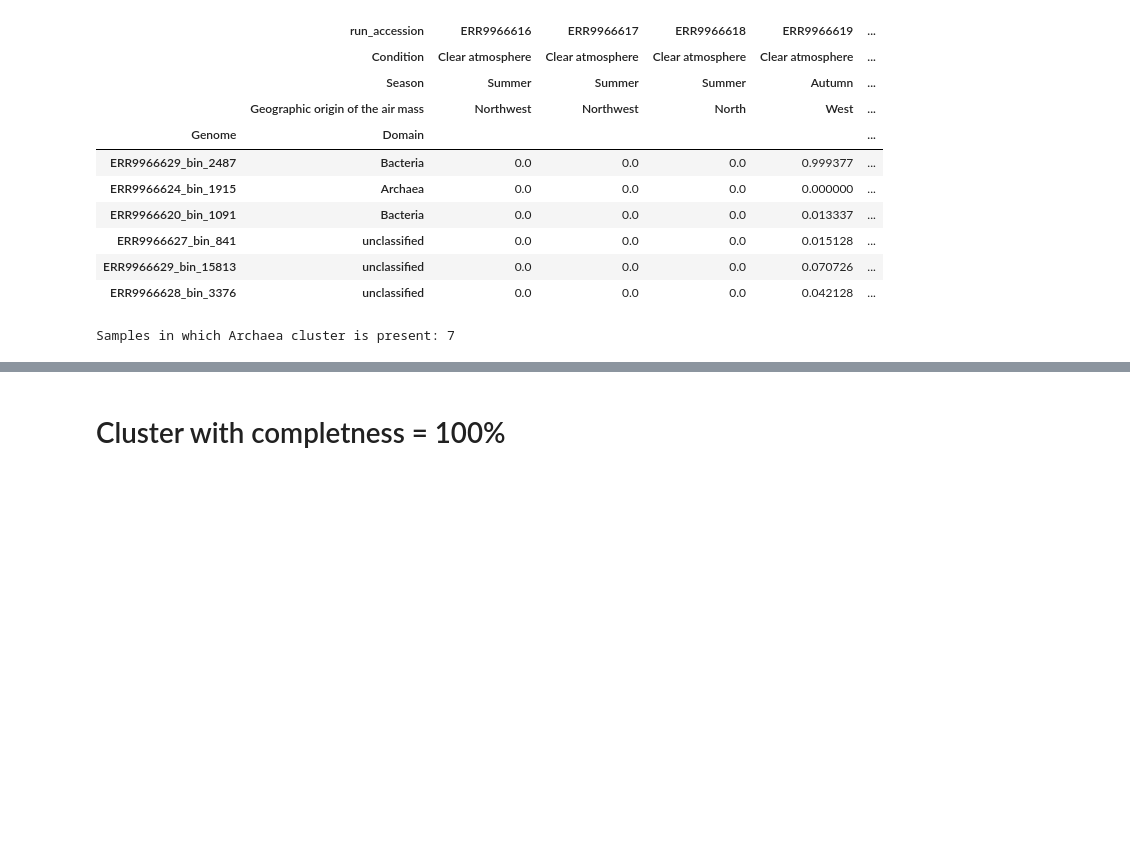
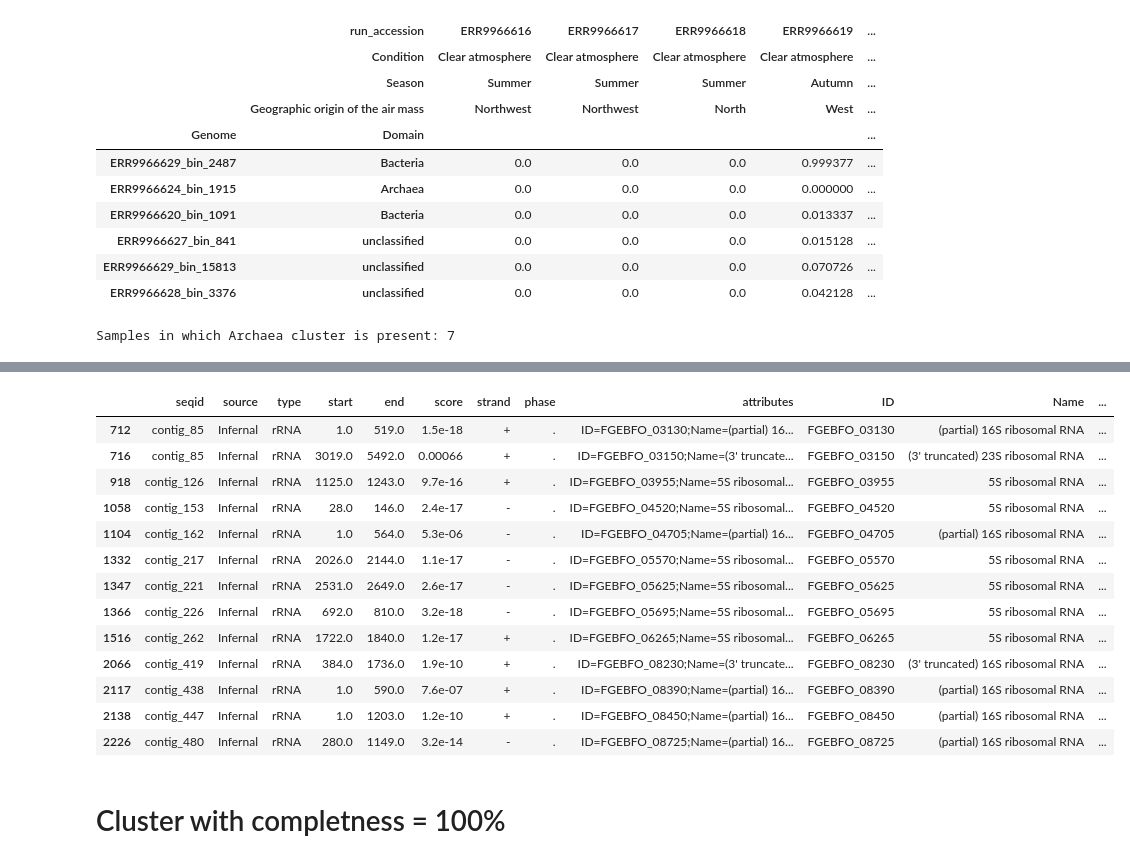
Before and after one commit to usegalaxy-eu/FAIRyMAGs, a Jupyter notebook: bin/use-case-aeromicrobiome-exploration.ipynb, the cells around one changed output, grey strips where cells are left out. Cells and saved outputs as stored; diff of their text form; code cells hidden in the pictures; blank space fills up the shorter version.

```diff
--- a/bin/use-case-aeromicrobiome-exploration.ipynb
+++ b/bin/use-case-aeromicrobiome-exploration.ipynb
@@ -692,8 +692,8 @@ Max_Contig_Length: 47497.67 ± 15206.41, Median: 46581.00, IQR: 38500.75-54321.5
 # %% [markdown]
 # Unclassified cluster
 # %%
-unclassified_mq_df = mq_df.query("Phylum == 'unclassified'").iloc[:, np.r_[0:1,7:24]]
-unclassified_mq_df
+unclassified_mq_df = mq_df.query("Phylum == 'unclassified'")
+unclassified_mq_df.iloc[:, np.r_[0:1,7:24]]
 # %% [output]
 |  | Domain | Cluster members | Completeness | Contamination | # N's per 100 kbp | # contigs | ... |
 | MAG |  |  |  |  |  |  | ... |
@@ -739,0 +756,3 @@ Samples in which Archaea cluster is present: 7
+# %%
+unclassified_mq_bakta_annot = get_bakta_annot_df(unclassified_mq_df)
+unclassified_mq_bakta_annot
@@ -739,0 +800,3 @@ Samples in which Archaea cluster is present: 7
+# %%
+mags_with_rRNAs = unclassified_mq_bakta_annot.query("rRNAs != 0").index.to_list()
+mags_with_rRNAs
@@ -740,3 +931,20 @@ Samples in which Archaea cluster is present: 7
+# %%
+rRNAs_dfs["ERR9966629_bin_15813"]
+# %% [output]
+|  | seqid | source | type | start | end | score | strand | phase | attributes | ID | Name | ... |
+| 712 | contig_85 | Infernal | rRNA | 1.0 | 519.0 | 1.5e-18 | + | . | ID=FGEBFO_03130;Name=(partial) 16... | FGEBFO_03130 | (partial) 16S ribosomal RNA | ... |
+| 716 | contig_85 | Infernal | rRNA | 3019.0 | 5492.0 | 0.00066 | + | . | ID=FGEBFO_03150;Name=(3' truncate... | FGEBFO_03150 | (3' truncated) 23S ribosomal RNA | ... |
+| 918 | contig_126 | Infernal | rRNA | 1125.0 | 1243.0 | 9.7e-16 | + | . | ID=FGEBFO_03955;Name=5S ribosomal... | FGEBFO_03955 | 5S ribosomal RNA | ... |
+| 1058 | contig_153 | Infernal | rRNA | 28.0 | 146.0 | 2.4e-17 | - | . | ID=FGEBFO_04520;Name=5S ribosomal... | FGEBFO_04520 | 5S ribosomal RNA | ... |
+| 1104 | contig_162 | Infernal | rRNA | 1.0 | 564.0 | 5.3e-06 | - | . | ID=FGEBFO_04705;Name=(partial) 16... | FGEBFO_04705 | (partial) 16S ribosomal RNA | ... |
+| 1332 | contig_217 | Infernal | rRNA | 2026.0 | 2144.0 | 1.1e-17 | - | . | ID=FGEBFO_05570;Name=5S ribosomal... | FGEBFO_05570 | 5S ribosomal RNA | ... |
+| 1347 | contig_221 | Infernal | rRNA | 2531.0 | 2649.0 | 2.6e-17 | - | . | ID=FGEBFO_05625;Name=5S ribosomal... | FGEBFO_05625 | 5S ribosomal RNA | ... |
+| 1366 | contig_226 | Infernal | rRNA | 692.0 | 810.0 | 3.2e-18 | - | . | ID=FGEBFO_05695;Name=5S ribosomal... | FGEBFO_05695 | 5S ribosomal RNA | ... |
+| 1516 | contig_262 | Infernal | rRNA | 1722.0 | 1840.0 | 1.2e-17 | + | . | ID=FGEBFO_06265;Name=5S ribosomal... | FGEBFO_06265 | 5S ribosomal RNA | ... |
+| 2066 | contig_419 | Infernal | rRNA | 384.0 | 1736.0 | 1.9e-10 | + | . | ID=FGEBFO_08230;Name=(3' truncate... | FGEBFO_08230 | (3' truncated) 16S ribosomal RNA | ... |
+| 2117 | contig_438 | Infernal | rRNA | 1.0 | 590.0 | 7.6e-07 | + | . | ID=FGEBFO_08390;Name=(partial) 16... | FGEBFO_08390 | (partial) 16S ribosomal RNA | ... |
+| 2138 | contig_447 | Infernal | rRNA | 1.0 | 1203.0 | 1.2e-10 | + | . | ID=FGEBFO_08450;Name=(partial) 16... | FGEBFO_08450 | (partial) 16S ribosomal RNA | ... |
+| 2226 | contig_480 | Infernal | rRNA | 280.0 | 1149.0 | 3.2e-14 | - | . | ID=FGEBFO_08725;Name=(partial) 16... | FGEBFO_08725 | (partial) 16S ribosomal RNA | ... |
 # %% [markdown]
 # Cluster with completness = 100%
 # %%
```
Also changed, not shown: parts of 11 cells of this notebook.
